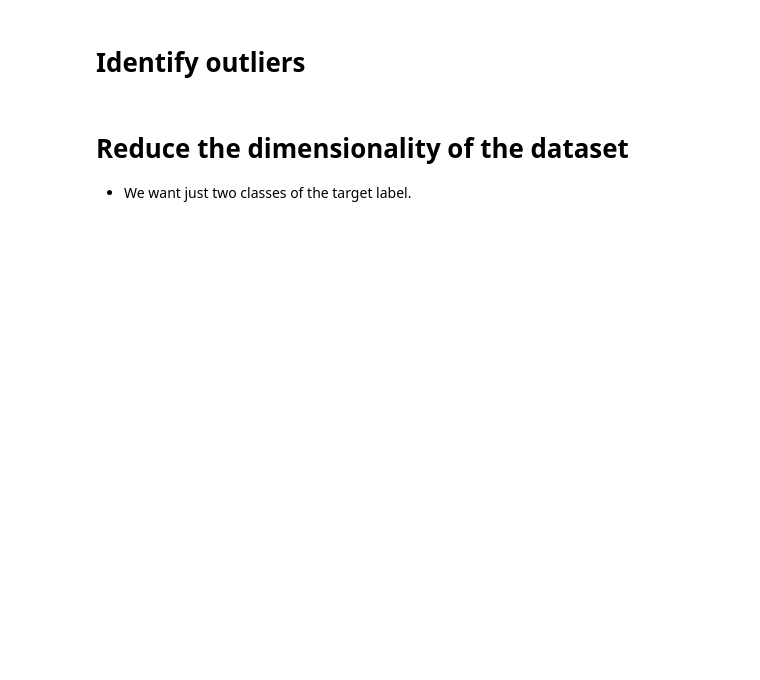
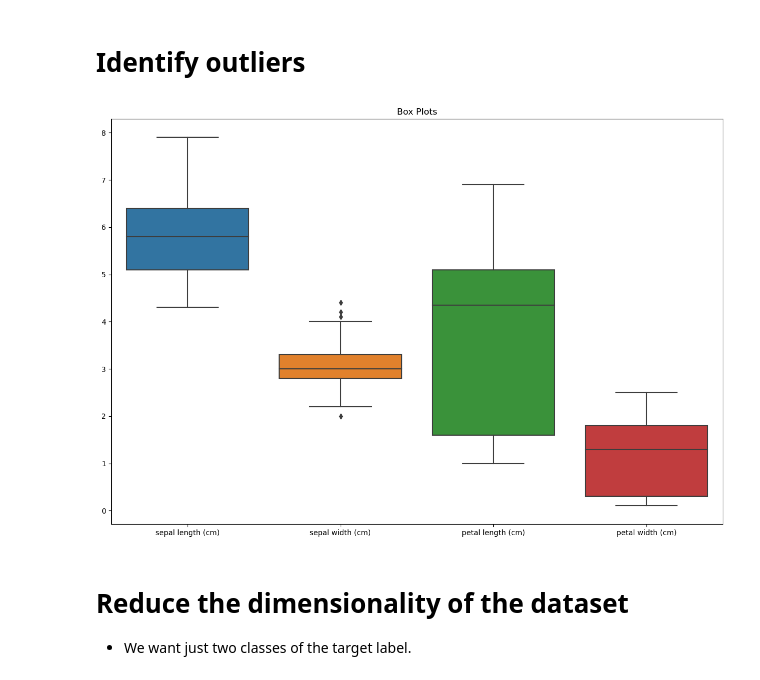
Before and after one commit to Tuwaiq-Data-Science-Bootcamp-V5/SVM_Lab1, a Jupyter notebook: SVMs-Iris.ipynb, the cells around one changed output. Saved outputs shown, nothing was run; the diff lists cells and outputs as text; code cells hidden in the pictures; blank space fills up the shorter version.

```diff
--- a/SVMs-Iris.ipynb
+++ b/SVMs-Iris.ipynb
@@ -33,3 +34,8 @@ Libraries used in this project:
     - Do not forget the column names.
     - Also the target label.
 3. Print the first ten rows.
+# %%
+iris = datasets.load_iris()
+df = pd.DataFrame(iris.data, columns=iris.feature_names)
+df['target'] = iris.target
+df.head(10)
@@ -38,5 +83,19 @@ Libraries used in this project:
 # %% [markdown]
 # Identify outliers
+# %%
+data = [df['sepal length (cm)'], df['sepal width (cm)'], df['petal length (cm)'], df['petal width (cm)']]
+
+labels = ['sepal length (cm)', 'sepal width (cm)', 'petal length (cm)', 'petal width (cm)']
+
+fig, ax = plt.subplots(figsize=(15, 10))
+
+sns.boxplot(data=data, ax=ax)
+ax.set_xticklabels(labels)
+ax.set_title('Box Plots')
+
+plt.show()
+# %% [output]
+[figure, added]
 # %% [markdown]
 # Reduce the dimensionality of the dataset
 
```
Also changed, not shown: parts of 19 cells of this notebook.
